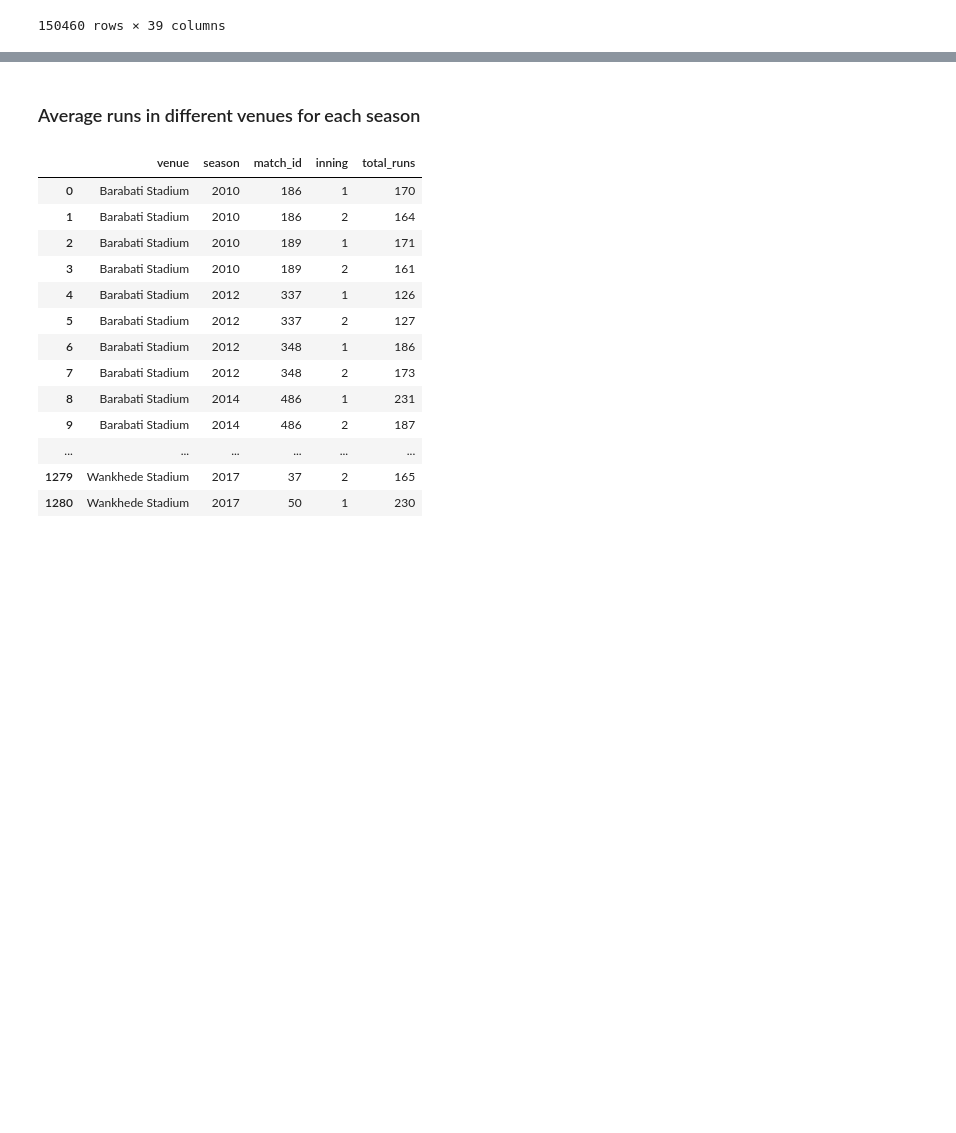
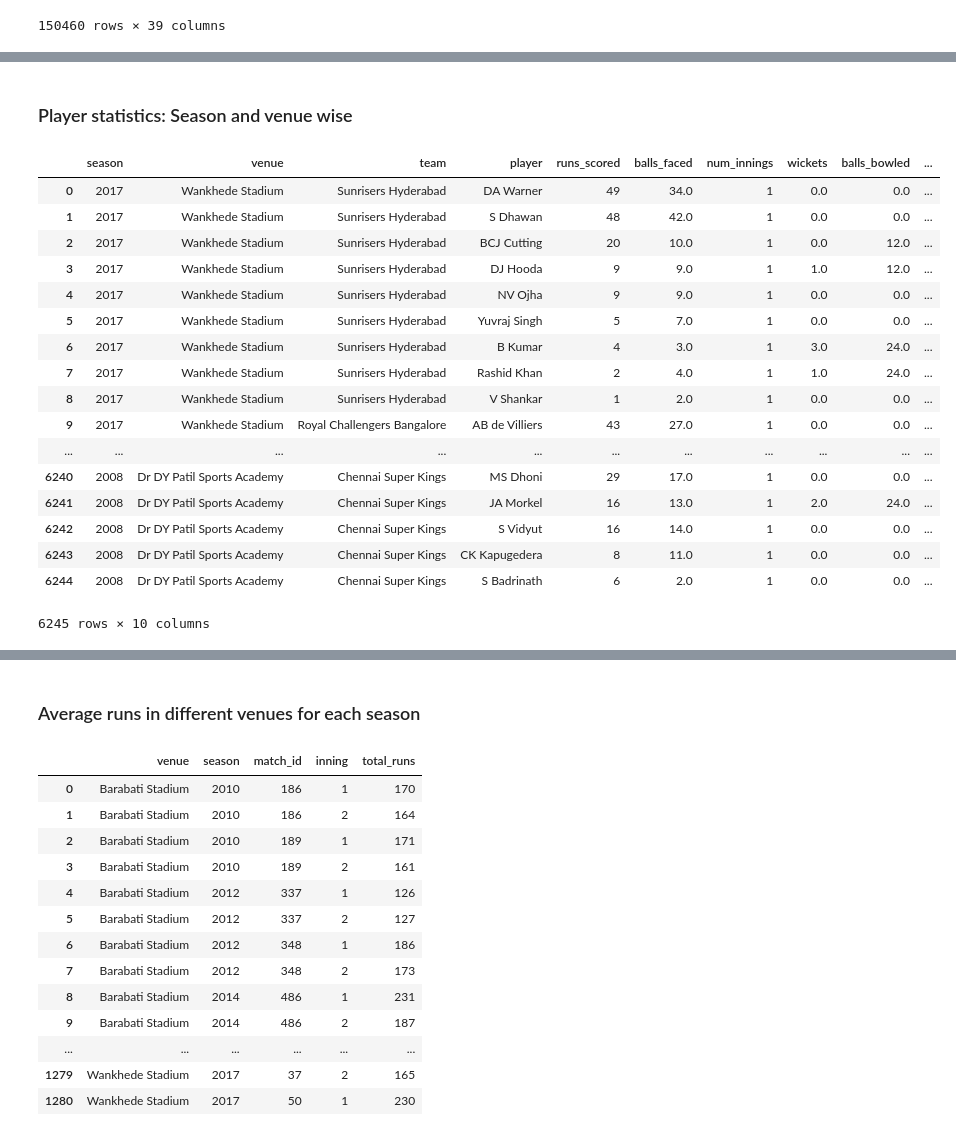
Before and after one commit to deepak-karkala/articles, a Jupyter notebook: cricket_sabermetrics/ipl_stats.ipynb, the cells around one changed output, grey strips where cells are left out. Drawn from its saved outputs; the diff is of its cells as text; code cells hidden in the pictures; blank space fills up the shorter version.

```diff
--- a/cricket_sabermetrics/ipl_stats.ipynb
+++ b/cricket_sabermetrics/ipl_stats.ipynb
@@ -119,0 +39,77 @@ dfbw
+# %% [markdown]
+### Player statistics: Season and venue wise
+# %%
+### Number of runs scored
+dfp = df.groupby(['season','venue','batting_team','batsman']).sum()["batsman_runs"].reset_index()
+dfp = dfp.sort_values(['season', 'venue', 'batting_team','batsman_runs'], ascending=False)
+dfp.rename(columns={"batsman":"player","batting_team":"team","batsman_runs":"runs_scored"}, inplace=True)
+
+### Number of balls faced
+df1 = df.copy()
+df1 = df1[df1['is_super_over']==0]
+df1 = df1[df1['wide_runs']==0]
+df1 = df1[df1['noball_runs']==0]
+df1 = df1.groupby(['season','venue','batting_team','batsman']).count()["date"].reset_index()
+df1.rename(columns={"date":"balls_faced","batting_team":"team","batsman":"player"}, inplace=True)
+dfp = dfp.set_index(['season','venue','team','player']).join(df1.set_index(['season','venue','team','player'])).reset_index()
+
+### Number of innings
+df1 = df.copy()
+df1 = df1.drop_duplicates(['match_id','batsman'])
+df1 = df1.groupby(['season','venue','batting_team','batsman']).count()["date"].reset_index()
+df1.rename(columns={"batting_team":"team","date":"num_innings","batsman":"player"}, inplace=True)
+dfp = dfp.set_index(['season','venue','team','player']).join(df1.set_index(['season','venue','team','player'])).reset_index()
+
+### Number of wickets
+df1 = df.copy()
+df1 = df1.groupby(['season','venue','bowling_team','bowler']).sum()["is_bowler_wicket"].reset_index()
+df1.rename(columns={"is_bowler_wicket":"wickets","bowling_team":"team","bowler":"player"}, inplace=True)
+df1 = df1.sort_values(['season','wickets'], ascending=False)
+dfp = dfp.set_index(['season','venue','team','player']).join(df1.set_index(['season','venue','team','player'])).reset_index()
+
+### Number of balls bowled
+df1 = df.copy()
+df1 = df1[df1['is_super_over']==0]
+df1 = df1[df1['wide_runs']==0]
+df1 = df1[df1['noball_runs']==0]
+df1 = df1.groupby(['season','venue','bowling_team','bowler']).count()["date"].reset_index()
+df1.rename(columns={"date":"balls_bowled","bowling_team":"team","bowler":"player"}, inplace=True)
+dfp = dfp.set_index(['season','venue','team','player']).join(df1.set_index(['season','venue','team','player'])).reset_index()
+
+### Number of runs conceded
+df1 = df.copy()
+df1 = df1[df1['bye_runs']==0]
+df1 = df1[df1['legbye_runs']==0]
+df1 = df1.groupby(['season','venue','bowling_team','bowler']).sum()["total_runs"].reset_index()
+df1.rename(columns={"total_runs":"runs_conceded","bowling_team":"team","bowler":"player"}, inplace=True)
+dfp = dfp.set_index(['season','venue','team','player']).join(df1.set_index(['season','venue','team','player'])).reset_index()
+
+### For players who did not bowl, wickets->0 balls_bowled->0 runs_conceded->0
+dfp["wickets"].fillna(0, inplace=True)
+dfp["balls_bowled"].fillna(0, inplace=True)
+dfp["runs_conceded"].fillna(0, inplace=True)
+
+### For players who did not bat, runs_scored->0, balls_faced->0
+dfp["runs_scored"].fillna(0, inplace=True)
+dfp["balls_faced"].fillna(0, inplace=True)
+
+dfp
+# %% [output]
+|  | season | venue | team | player | runs_scored | balls_faced | num_innings | wickets | balls_bowled | ... |
+| 0 | 2017 | Wankhede Stadium | Sunrisers Hyderabad | DA Warner | 49 | 34.0 | 1 | 0.0 | 0.0 | ... |
+| 1 | 2017 | Wankhede Stadium | Sunrisers Hyderabad | S Dhawan | 48 | 42.0 | 1 | 0.0 | 0.0 | ... |
+| 2 | 2017 | Wankhede Stadium | Sunrisers Hyderabad | BCJ Cutting | 20 | 10.0 | 1 | 0.0 | 12.0 | ... |
+| 3 | 2017 | Wankhede Stadium | Sunrisers Hyderabad | DJ Hooda | 9 | 9.0 | 1 | 1.0 | 12.0 | ... |
+| 4 | 2017 | Wankhede Stadium | Sunrisers Hyderabad | NV Ojha | 9 | 9.0 | 1 | 0.0 | 0.0 | ... |
+| 5 | 2017 | Wankhede Stadium | Sunrisers Hyderabad | Yuvraj Singh | 5 | 7.0 | 1 | 0.0 | 0.0 | ... |
+| 6 | 2017 | Wankhede Stadium | Sunrisers Hyderabad | B Kumar | 4 | 3.0 | 1 | 3.0 | 24.0 | ... |
+| 7 | 2017 | Wankhede Stadium | Sunrisers Hyderabad | Rashid Khan | 2 | 4.0 | 1 | 1.0 | 24.0 | ... |
+| 8 | 2017 | Wankhede Stadium | Sunrisers Hyderabad | V Shankar | 1 | 2.0 | 1 | 0.0 | 0.0 | ... |
+| 9 | 2017 | Wankhede Stadium | Royal Challengers Bangalore | AB de Villiers | 43 | 27.0 | 1 | 0.0 | 0.0 | ... |
+| ... | ... | ... | ... | ... | ... | ... | ... | ... | ... | ... |
+| 6240 | 2008 | Dr DY Patil Sports Academy | Chennai Super Kings | MS Dhoni | 29 | 17.0 | 1 | 0.0 | 0.0 | ... |
+| 6241 | 2008 | Dr DY Patil Sports Academy | Chennai Super Kings | JA Morkel | 16 | 13.0 | 1 | 2.0 | 24.0 | ... |
+| 6242 | 2008 | Dr DY Patil Sports Academy | Chennai Super Kings | S Vidyut | 16 | 14.0 | 1 | 0.0 | 0.0 | ... |
+| 6243 | 2008 | Dr DY Patil Sports Academy | Chennai Super Kings | CK Kapugedera | 8 | 11.0 | 1 | 0.0 | 0.0 | ... |
+| 6244 | 2008 | Dr DY Patil Sports Academy | Chennai Super Kings | S Badrinath | 6 | 2.0 | 1 | 0.0 | 0.0 | ... |
+6245 rows × 10 columns
```
Also changed, not shown: parts of 21 cells of this notebook.
